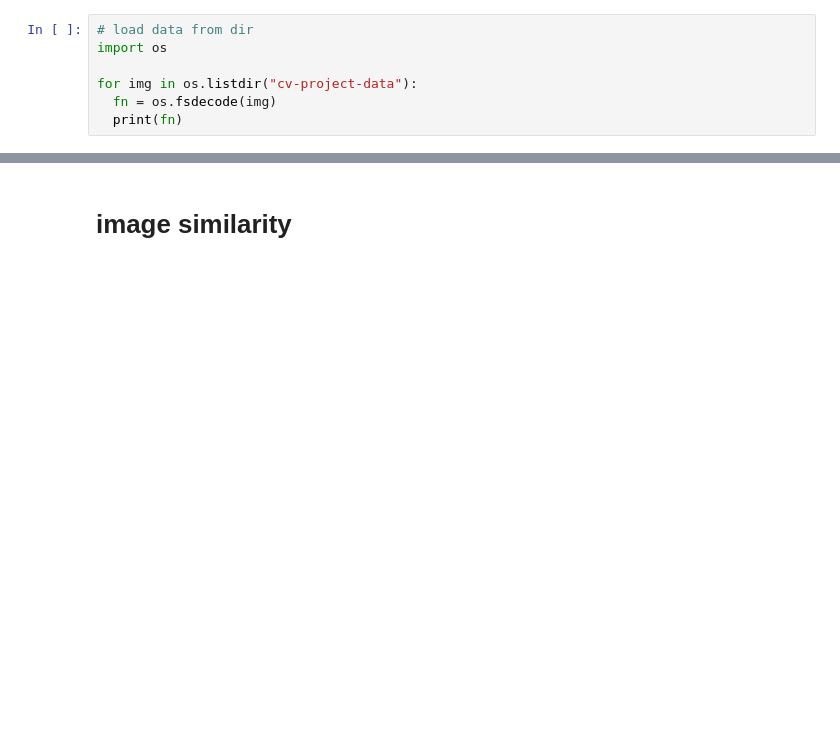
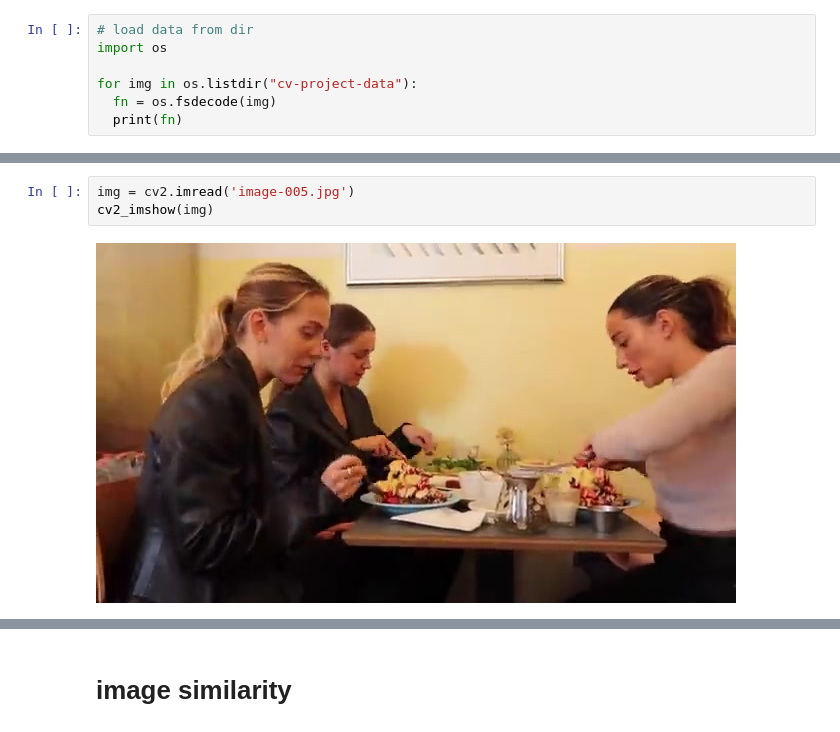
Before and after one commit to nils-holmberg/cca-cv, a Jupyter notebook: edu/sfac-simm71/cv_project_code.ipynb, the cells around one changed output, grey strips where cells are left out. Saved outputs shown, nothing was run; the diff lists cells and outputs as text; blank space fills up the shorter version.

```diff
--- a/edu/sfac-simm71/cv_project_code.ipynb
+++ b/edu/sfac-simm71/cv_project_code.ipynb
@@ -33,0 +192,5 @@ Linux 02a2b944f51a 5.10.133+ #1 SMP Fri Aug 26 08:44:51 UTC 2022 x86_64 x86_64 x
+# %%
+img = cv2.imread('image-005.jpg')
+cv2_imshow(img)
+# %% [output]
+[figure, added]
```
Also changed, not shown: parts of 38 cells of this notebook, 1 other file.
